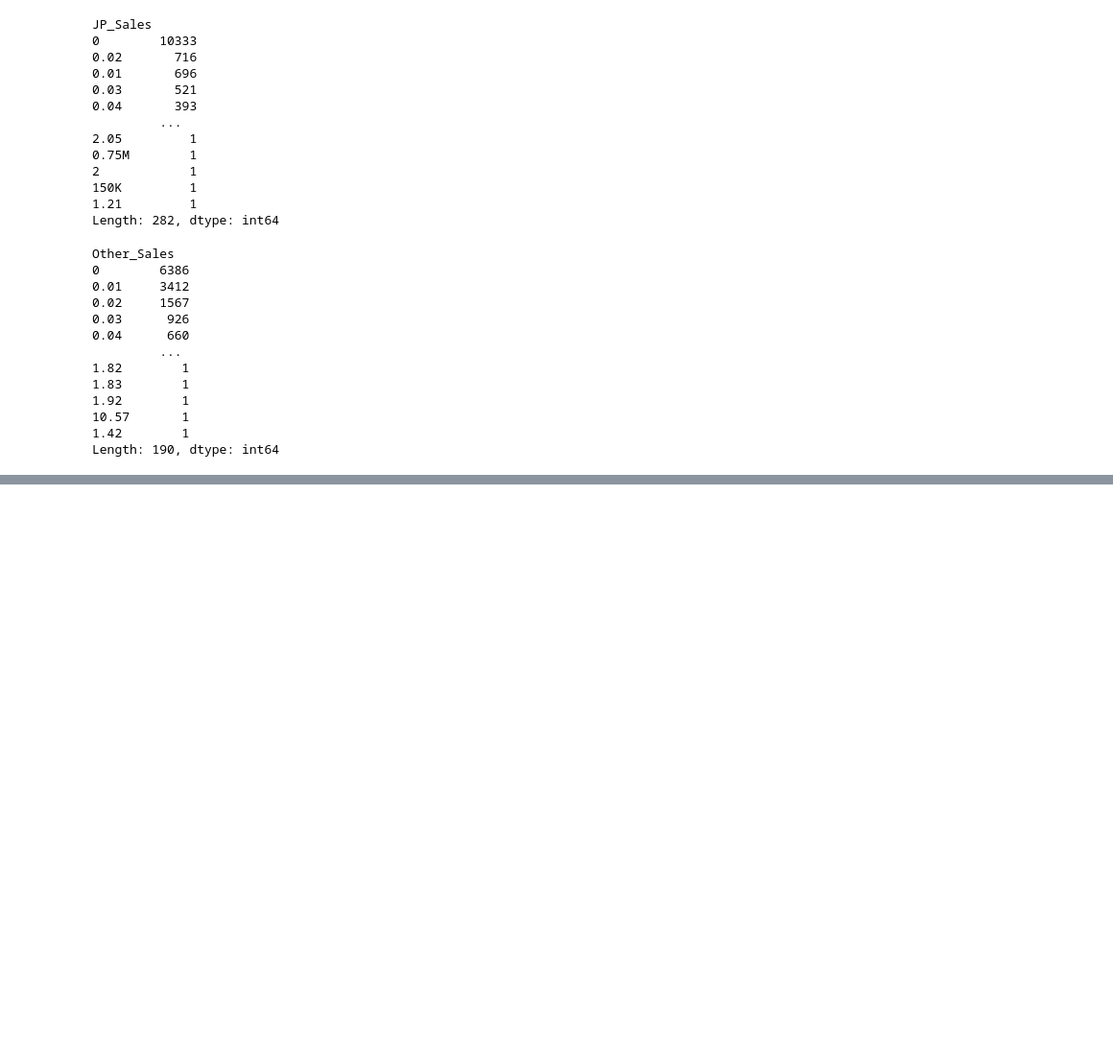
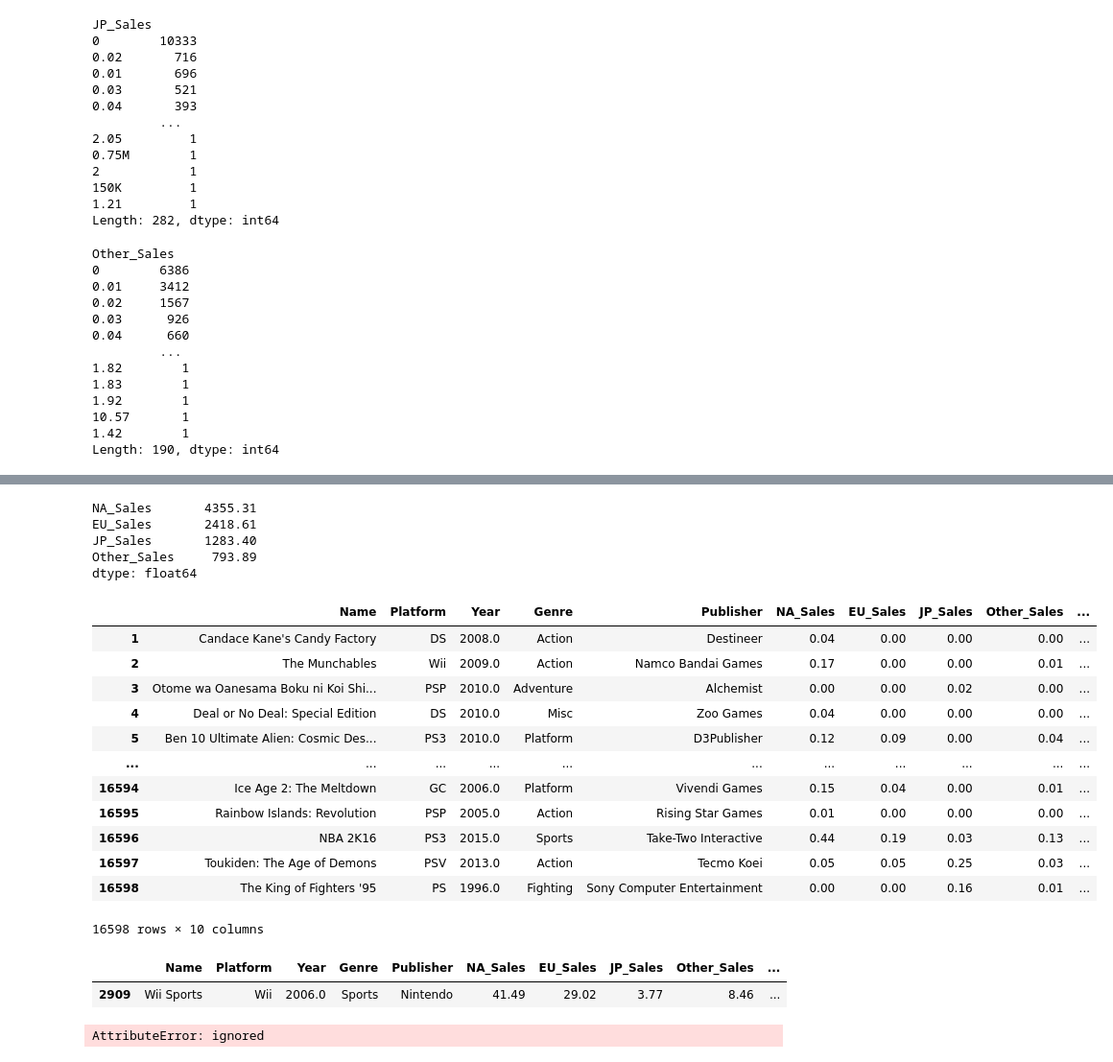
Before and after one commit to KyungRyeolBaek/study, a Jupyter notebook: ai03_백경렬_Section1_Project.ipynb, the cells around one changed output, grey strips where cells are left out. Shown at 96% size. Cells and saved outputs as stored; diff of their text form; code cells hidden in the pictures; blank space fills up the shorter version.

```diff
--- a/ai03_백경렬_Section1_Project.ipynb
+++ b/ai03_백경렬_Section1_Project.ipynb
@@ -203,0 +301,34 @@ Length: 190, dtype: int64
+# %%
+df[sales].sum() # 북미쪽 시장이 크다 !
+# %% [output]
+NA_Sales       4355.31
+EU_Sales       2418.61
+JP_Sales       1283.40
+Other_Sales     793.89
+dtype: float64
+# %%
+df['total_sales'] = df[sales].sum(axis = 1)
+df
+# %% [output]
+|  | Name | Platform | Year | Genre | Publisher | NA_Sales | EU_Sales | JP_Sales | Other_Sales | ... |
+| 1 | Candace Kane's Candy Factory | DS | 2008.0 | Action | Destineer | 0.04 | 0.00 | 0.00 | 0.00 | ... |
+| 2 | The Munchables | Wii | 2009.0 | Action | Namco Bandai Games | 0.17 | 0.00 | 0.00 | 0.01 | ... |
+| 3 | Otome wa Oanesama Boku ni Koi Shi... | PSP | 2010.0 | Adventure | Alchemist | 0.00 | 0.00 | 0.02 | 0.00 | ... |
+| 4 | Deal or No Deal: Special Edition | DS | 2010.0 | Misc | Zoo Games | 0.04 | 0.00 | 0.00 | 0.00 | ... |
+| 5 | Ben 10 Ultimate Alien: Cosmic Des... | PS3 | 2010.0 | Platform | D3Publisher | 0.12 | 0.09 | 0.00 | 0.04 | ... |
+| ... | ... | ... | ... | ... | ... | ... | ... | ... | ... | ... |
+| 16594 | Ice Age 2: The Meltdown | GC | 2006.0 | Platform | Vivendi Games | 0.15 | 0.04 | 0.00 | 0.01 | ... |
+| 16595 | Rainbow Islands: Revolution | PSP | 2005.0 | Action | Rising Star Games | 0.01 | 0.00 | 0.00 | 0.00 | ... |
+| 16596 | NBA 2K16 | PS3 | 2015.0 | Sports | Take-Two Interactive | 0.44 | 0.19 | 0.03 | 0.13 | ... |
+| 16597 | Toukiden: The Age of Demons | PSV | 2013.0 | Action | Tecmo Koei | 0.05 | 0.05 | 0.25 | 0.03 | ... |
+| 16598 | The King of Fighters '95 | PS | 1996.0 | Fighting | Sony Computer Entertainment | 0.00 | 0.00 | 0.16 | 0.01 | ... |
+16598 rows × 10 columns
+# %%
+df[df['total_sales'] == df['total_sales'].max()]    # 위 스포츠 !! 엄청난 매출을 선보였음!
+# %% [output]
+|  | Name | Platform | Year | Genre | Publisher | NA_Sales | EU_Sales | JP_Sales | Other_Sales | ... |
+| 2909 | Wii Sports | Wii | 2006.0 | Sports | Nintendo | 41.49 | 29.02 | 3.77 | 8.46 | ... |
+# %%
+df[['total_sales']].sorted(reverse = True)
+# %% [output]
+AttributeError: ignored
```
Also changed, not shown: parts of 16 cells of this notebook.
